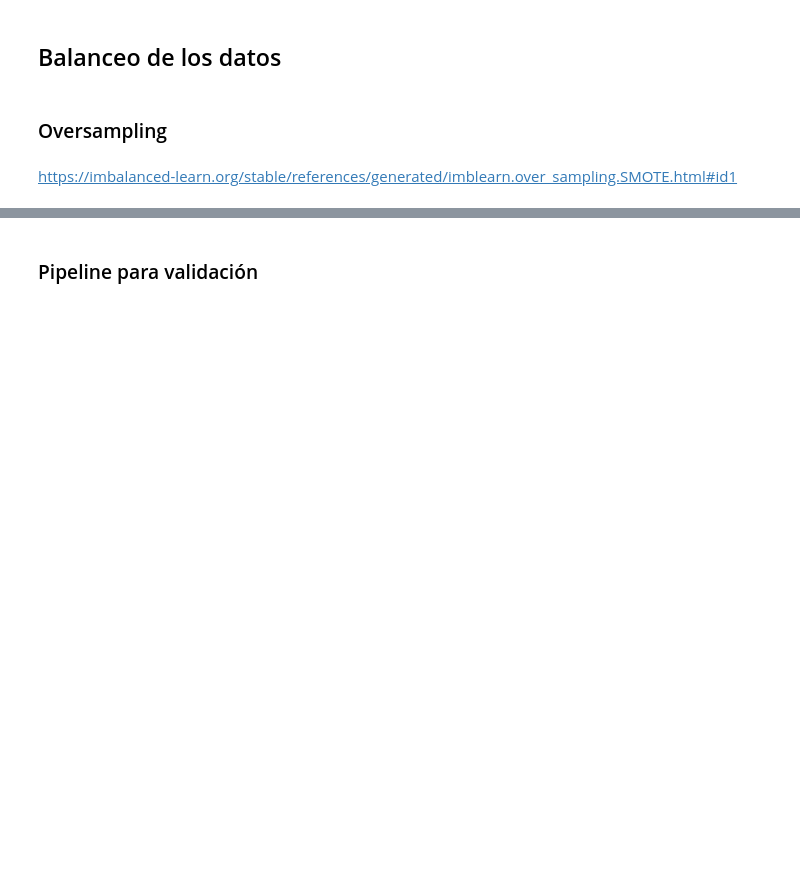
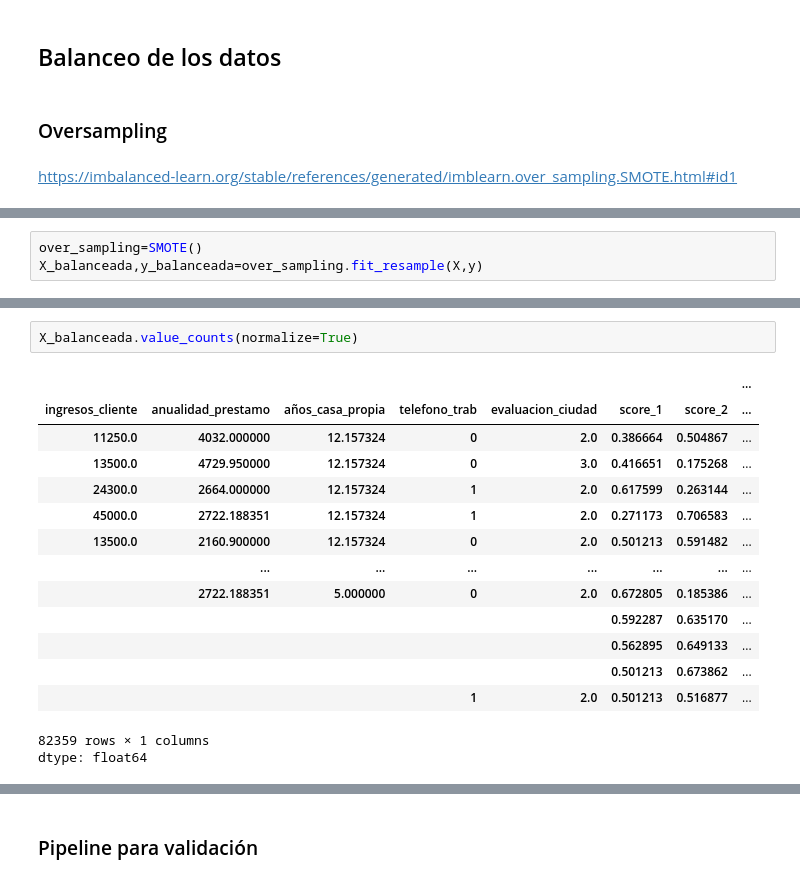
Before and after one commit to Tecindes/ClasificacionValidacion, a Jupyter notebook: Clasificacion_validacion_y_metricas.ipynb, the cells around one changed output, grey strips where cells are left out. Cells and saved outputs as stored; diff of their text form; blank space fills up the shorter version.

```diff
--- a/Clasificacion_validacion_y_metricas.ipynb
+++ b/Clasificacion_validacion_y_metricas.ipynb
@@ -327,0 +363,3 @@ https://imbalanced-learn.org/stable/references/generated/imblearn.over_sampling.
+# %%
+over_sampling=SMOTE()
+X_balanceada,y_balanceada=over_sampling.fit_resample(X,y)
@@ -327,0 +382,18 @@ https://imbalanced-learn.org/stable/references/generated/imblearn.over_sampling.
+# %%
+X_balanceada.value_counts(normalize=True)
+# %% [output]
+|  |  |  |  |  |  |  | ... |
+| ingresos_cliente | anualidad_prestamo | años_casa_propia | telefono_trab | evaluacion_ciudad | score_1 | score_2 | ... |
+| 11250.0 | 4032.000000 | 12.157324 | 0 | 2.0 | 0.386664 | 0.504867 | ... |
+| 13500.0 | 4729.950000 | 12.157324 | 0 | 3.0 | 0.416651 | 0.175268 | ... |
+| 24300.0 | 2664.000000 | 12.157324 | 1 | 2.0 | 0.617599 | 0.263144 | ... |
+| 45000.0 | 2722.188351 | 12.157324 | 1 | 2.0 | 0.271173 | 0.706583 | ... |
+| 13500.0 | 2160.900000 | 12.157324 | 0 | 2.0 | 0.501213 | 0.591482 | ... |
+|  | ... | ... | ... | ... | ... | ... | ... |
+|  | 2722.188351 | 5.000000 | 0 | 2.0 | 0.672805 | 0.185386 | ... |
+|  |  |  |  |  | 0.592287 | 0.635170 | ... |
+|  |  |  |  |  | 0.562895 | 0.649133 | ... |
+|  |  |  |  |  | 0.501213 | 0.673862 | ... |
+|  |  |  | 1 | 2.0 | 0.501213 | 0.516877 | ... |
+82359 rows × 1 columns
+dtype: float64
```
Also changed, not shown: parts of 35 cells of this notebook.
